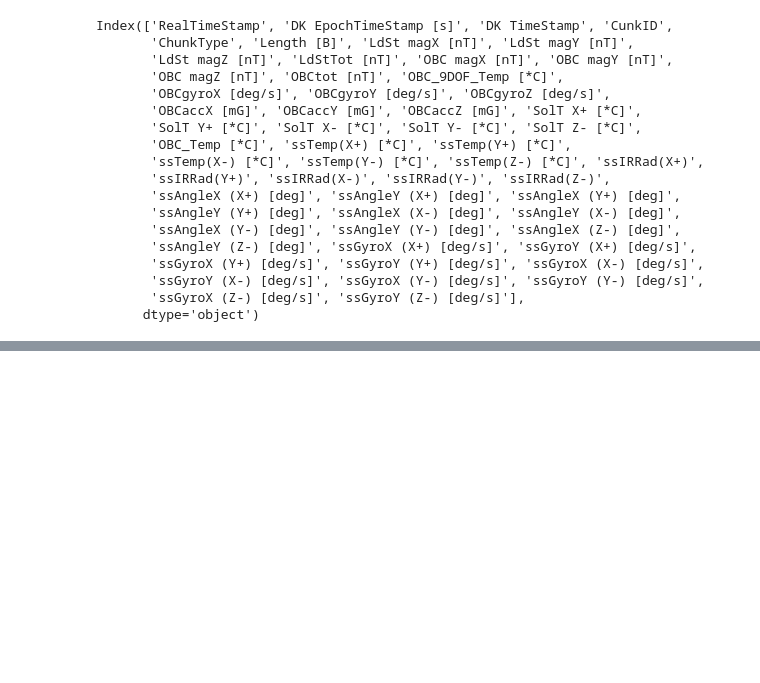
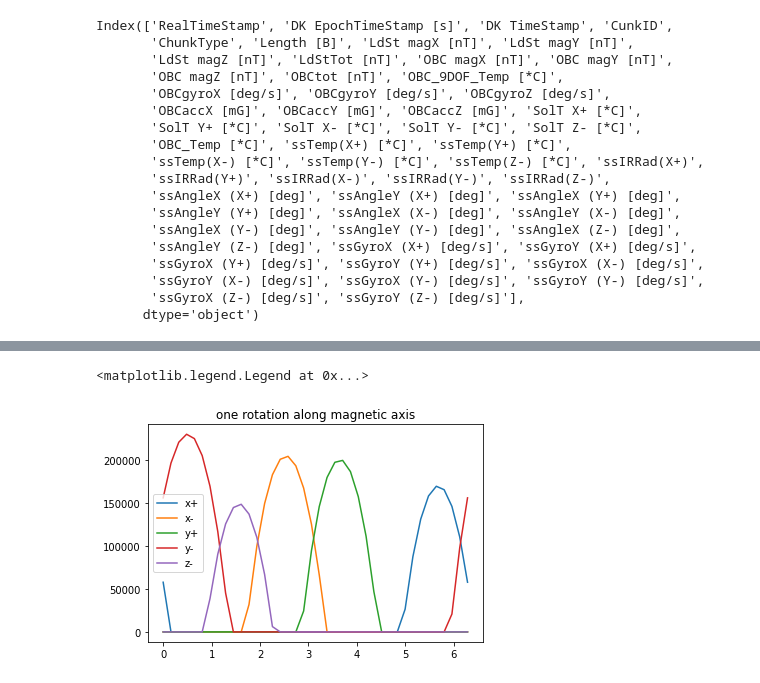
Before and after one commit to limu007/cube, a Jupyter notebook: Attitude_august.ipynb, the cells around one changed output, grey strips where cells are left out. Cells and saved outputs as stored; diff of their text form; code cells hidden in the pictures; blank space fills up the shorter version.

```diff
--- a/Attitude_august.ipynb
+++ b/Attitude_august.ipynb
@@ -73,0 +161,12 @@ ModuleNotFoundError: No module named 'periodogram'
+# %%
+xp,xm=viewang(np.rad2deg(np.arccos(asun[0]))),viewang(180-np.rad2deg(np.arccos(asun[0])))
+yp,ym=viewang(np.rad2deg(np.arccos(asun[1]))),viewang(180-np.rad2deg(np.arccos(asun[1])))
+zm=viewang(180-np.rad2deg(np.arccos(asun[2])))
+pl.plot(phi,xp,phi,xm)
+pl.plot(phi,yp,phi,ym)
+pl.plot(phi,zm)
+pl.title("one rotation along magnetic axis")
+pl.legend("x+ x- y+ y- z-".split())
+# %% [output]
+<matplotlib.legend.Legend at 0x...>
+[figure, added]
```
Also changed, not shown: parts of 32 cells of this notebook, 3 other files.
